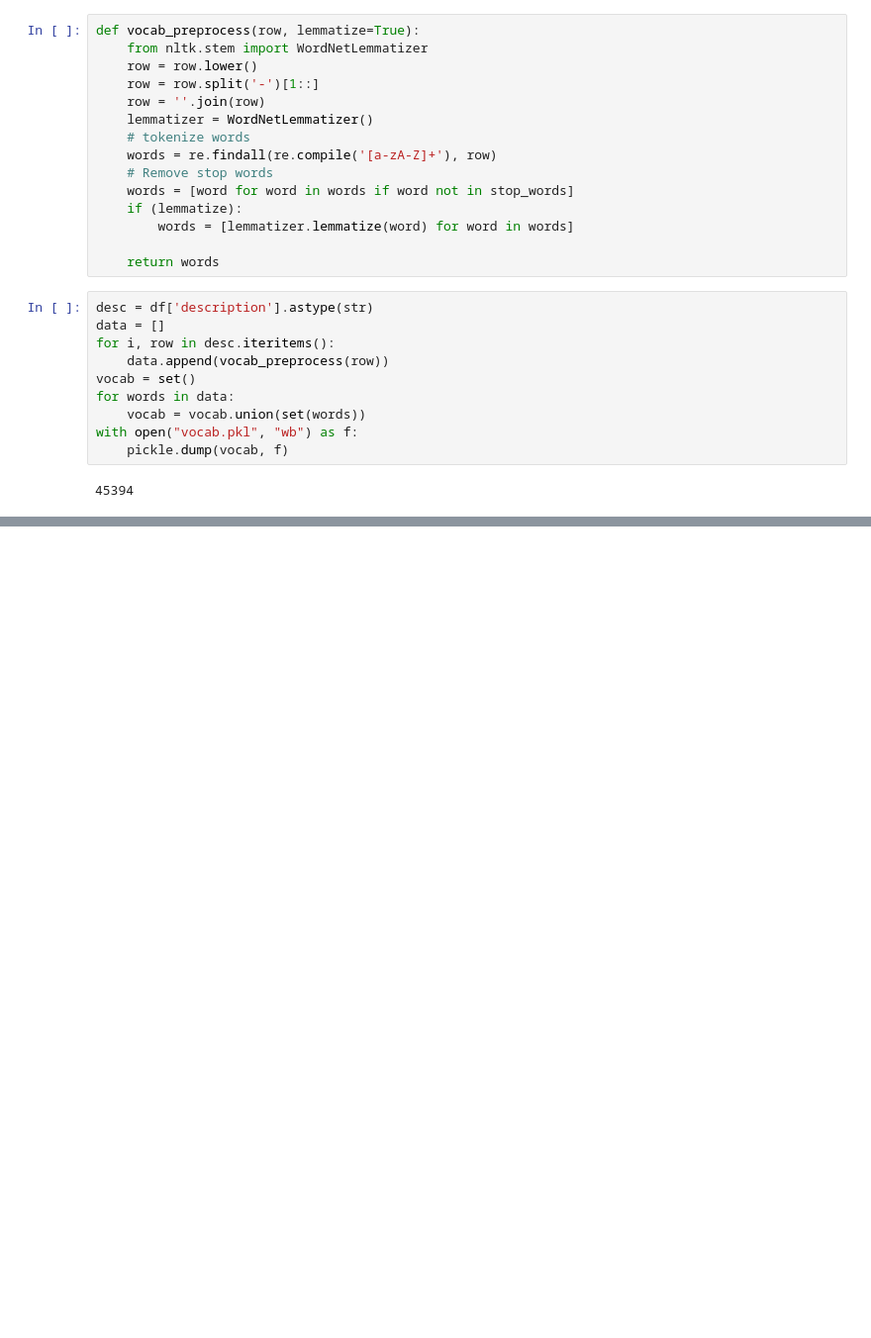
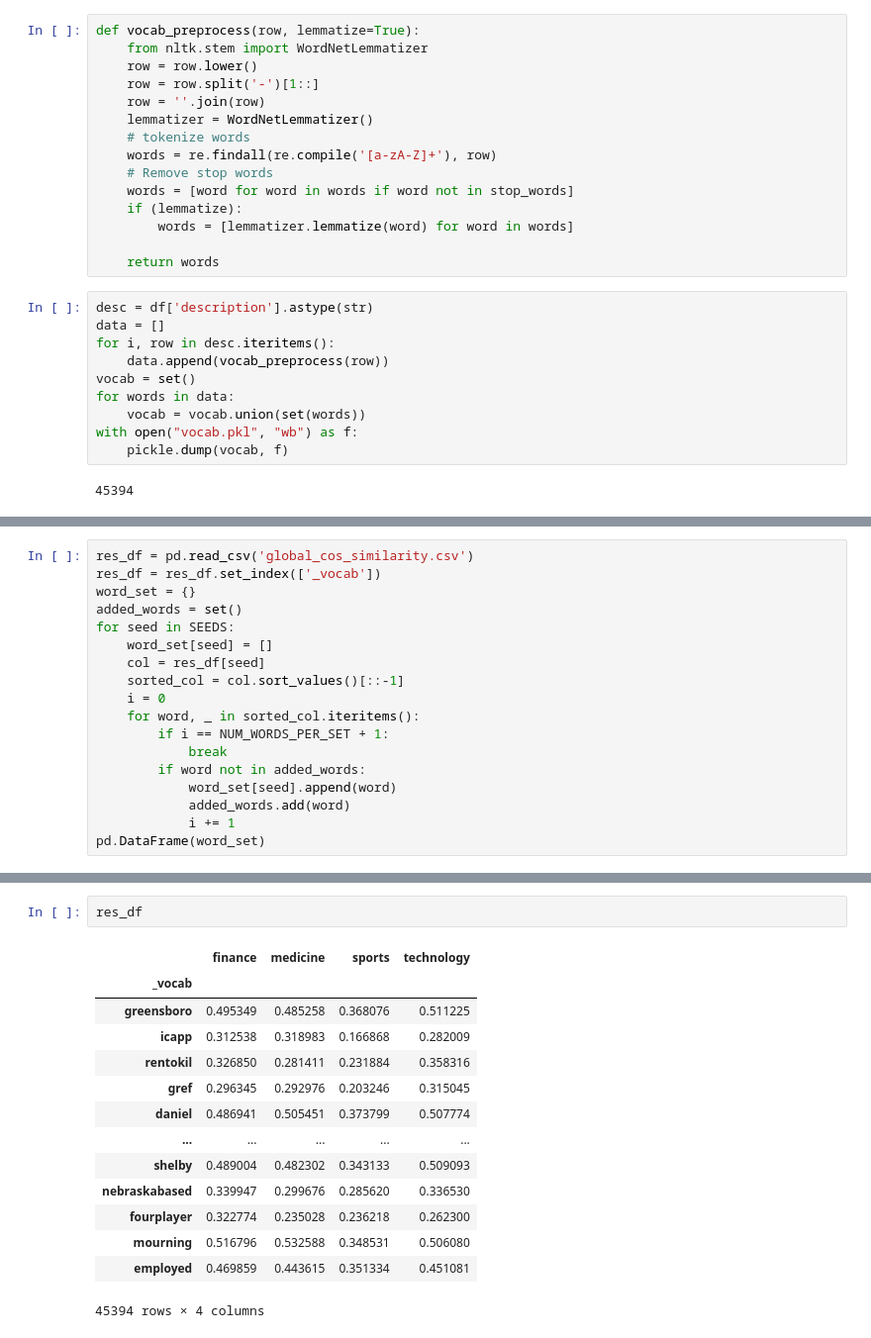
Before and after one commit to zhangchi0104/honours-sgtm, a Jupyter notebook: experiment.ipynb, the cells around one changed output, grey strips where cells are left out. Shown: that part at 99% size. Saved outputs shown, nothing was run; the diff lists cells and outputs as text; blank space fills up the shorter version.

```diff
--- a/experiment.ipynb
+++ b/experiment.ipynb
@@ -139,0 +216,18 @@ array([list(['shortsellers', 'wall', 'street', 'dwindling', 'band', 'ultracynics
+# %%
+res_df = pd.read_csv('global_cos_similarity.csv')
+res_df = res_df.set_index(['_vocab'])
+word_set = {}
+added_words = set()
+for seed in SEEDS:
+    word_set[seed] = []
+    col = res_df[seed]
+    sorted_col = col.sort_values()[::-1]
+    i = 0
+    for word, _ in sorted_col.iteritems():
+        if i == NUM_WORDS_PER_SET + 1:
+            break
+        if word not in added_words:
+            word_set[seed].append(word)
+            added_words.add(word)
+            i += 1
+pd.DataFrame(word_set)
@@ -139,0 +247,17 @@ array([list(['shortsellers', 'wall', 'street', 'dwindling', 'band', 'ultracynics
+# %%
+res_df
+# %% [output]
+|  | finance | medicine | sports | technology |
+| _vocab |  |  |  |  |
+| greensboro | 0.495349 | 0.485258 | 0.368076 | 0.511225 |
+| icapp | 0.312538 | 0.318983 | 0.166868 | 0.282009 |
+| rentokil | 0.326850 | 0.281411 | 0.231884 | 0.358316 |
+| gref | 0.296345 | 0.292976 | 0.203246 | 0.315045 |
+| daniel | 0.486941 | 0.505451 | 0.373799 | 0.507774 |
+| ... | ... | ... | ... | ... |
+| shelby | 0.489004 | 0.482302 | 0.343133 | 0.509093 |
+| nebraskabased | 0.339947 | 0.299676 | 0.285620 | 0.336530 |
+| fourplayer | 0.322774 | 0.235028 | 0.236218 | 0.262300 |
+| mourning | 0.516796 | 0.532588 | 0.348531 | 0.506080 |
+| employed | 0.469859 | 0.443615 | 0.351334 | 0.451081 |
+45394 rows × 4 columns
```
Also changed, not shown: parts of 13 cells of this notebook, 1 other file.
